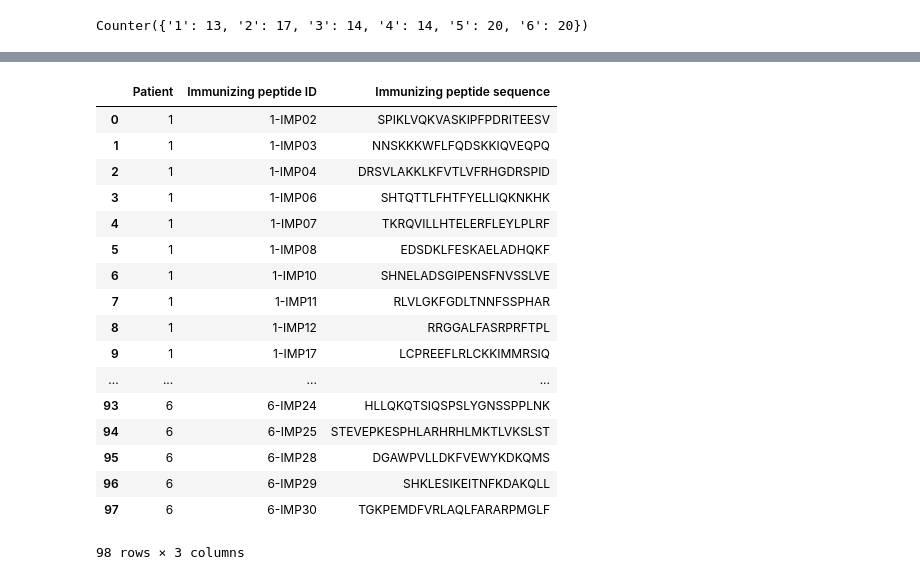
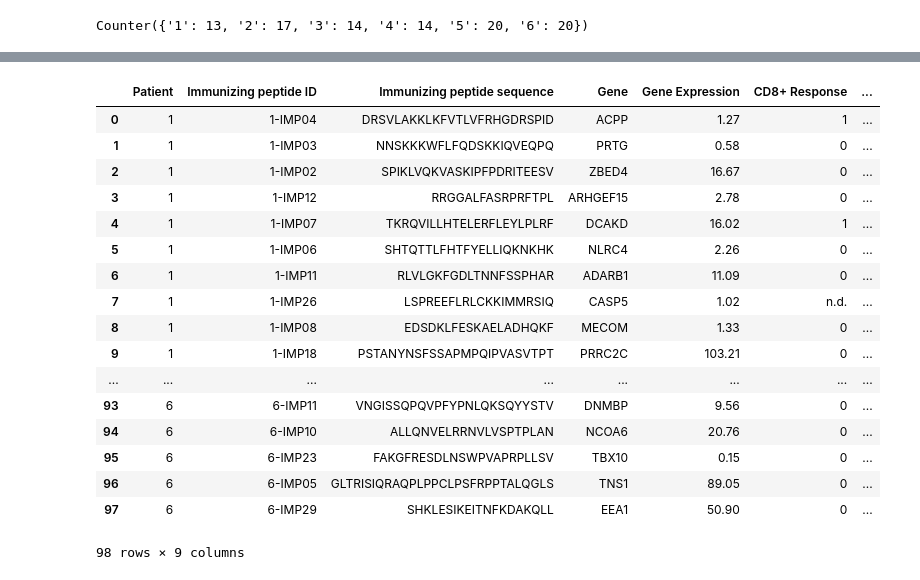
Before and after one commit to openvax/ott-wu-2017-data, a Jupyter notebook: Collect immunizing peptides from Supp 4.ipynb, the cells around one changed output, grey strips where cells are left out. Drawn from its saved outputs; the diff is of its cells as text; code cells hidden in the pictures.

Commit message:
combined full peptide T-cell responses with peptide sequences

```diff
--- a/Collect immunizing peptides from Supp 4.ipynb
+++ b/Collect immunizing peptides from Supp 4.ipynb
@@ -27,0 +101,3 @@ df_counts = pd.read_csv("Supplemental information 3.csv")
+# %%
+df_immunizing_peptides = pd.read_csv("immunizing-peptides.csv");
+df_immunizing_peptides
@@ -59,21 +147,27 @@ with open("immunizing-peptides.csv", "w") as f:
-# %%
-pd.read_csv("immunizing-peptides.csv")
-# %% [output]
-|  | Patient | Immunizing peptide ID | Immunizing peptide sequence |
-| 0 | 1 | 1-IMP02 | SPIKLVQKVASKIPFPDRITEESV |
-| 1 | 1 | 1-IMP03 | NNSKKKWFLFQDSKKIQVEQPQ |
-| 2 | 1 | 1-IMP04 | DRSVLAKKLKFVTLVFRHGDRSPID |
-| 3 | 1 | 1-IMP06 | SHTQTTLFHTFYELLIQKNKHK |
-| 4 | 1 | 1-IMP07 | TKRQVILLHTELERFLEYLPLRF |
-| 5 | 1 | 1-IMP08 | EDSDKLFESKAELADHQKF |
-| 6 | 1 | 1-IMP10 | SHNELADSGIPENSFNVSSLVE |
-| 7 | 1 | 1-IMP11 | RLVLGKFGDLTNNFSSPHAR |
-| 8 | 1 | 1-IMP12 | RRGGALFASRPRFTPL |
-| 9 | 1 | 1-IMP17 | LCPREEFLRLCKKIMMRSIQ |
-| ... | ... | ... | ... |
-| 93 | 6 | 6-IMP24 | HLLQKQTSIQSPSLYGNSSPPLNK |
-| 94 | 6 | 6-IMP25 | STEVEPKESPHLARHRHLMKTLVKSLST |
-| 95 | 6 | 6-IMP28 | DGAWPVLLDKFVEWYKDKQMS |
-| 96 | 6 | 6-IMP29 | SHKLESIKEITNFKDAKQLL |
-| 97 | 6 | 6-IMP30 | TGKPEMDFVRLAQLFARARPMGLF |
-98 rows × 3 columns
+# %%
+df_tcell = pd.read_csv("Extended Data Figure 5 - T cell responses.csv")
+# %%
+df_tcell["Peptide ID"] = df_tcell["Patient ID"].astype(str) + "-" + df_tcell["Peptide ID"].astype(str)
+# %%
+merged = pd.merge(df_immunizing_peptides, df_tcell, how="outer", left_on="Immunizing peptide ID", right_on="Peptide ID")
+# %%
+merged.drop(columns=["Gene_y", "Patient ID", "Peptide ID"]).rename(columns={"Gene_x":"Gene"})
+# %% [output]
+|  | Patient | Immunizing peptide ID | Immunizing peptide sequence | Gene | Gene Expression | CD8+ Response | ... |
+| 0 | 1 | 1-IMP04 | DRSVLAKKLKFVTLVFRHGDRSPID | ACPP | 1.27 | 1 | ... |
+| 1 | 1 | 1-IMP03 | NNSKKKWFLFQDSKKIQVEQPQ | PRTG | 0.58 | 0 | ... |
+| 2 | 1 | 1-IMP02 | SPIKLVQKVASKIPFPDRITEESV | ZBED4 | 16.67 | 0 | ... |
+| 3 | 1 | 1-IMP12 | RRGGALFASRPRFTPL | ARHGEF15 | 2.78 | 0 | ... |
+| 4 | 1 | 1-IMP07 | TKRQVILLHTELERFLEYLPLRF | DCAKD | 16.02 | 1 | ... |
+| 5 | 1 | 1-IMP06 | SHTQTTLFHTFYELLIQKNKHK | NLRC4 | 2.26 | 0 | ... |
+| 6 | 1 | 1-IMP11 | RLVLGKFGDLTNNFSSPHAR | ADARB1 | 11.09 | 0 | ... |
+| 7 | 1 | 1-IMP26 | LSPREEFLRLCKKIMMRSIQ | CASP5 | 1.02 | n.d. | ... |
+| 8 | 1 | 1-IMP08 | EDSDKLFESKAELADHQKF | MECOM | 1.33 | 0 | ... |
+| 9 | 1 | 1-IMP18 | PSTANYNSFSSAPMPQIPVASVTPT | PRRC2C | 103.21 | 0 | ... |
+| ... | ... | ... | ... | ... | ... | ... | ... |
+| 93 | 6 | 6-IMP11 | VNGISSQPQVPFYPNLQKSQYYSTV | DNMBP | 9.56 | 0 | ... |
+| 94 | 6 | 6-IMP10 | ALLQNVELRRNVLVSPTPLAN | NCOA6 | 20.76 | 0 | ... |
+| 95 | 6 | 6-IMP23 | FAKGFRESDLNSWPVAPRPLLSV | TBX10 | 0.15 | 0 | ... |
+| 96 | 6 | 6-IMP05 | GLTRISIQRAQPLPPCLPSFRPPTALQGLS | TNS1 | 89.05 | 0 | ... |
+| 97 | 6 | 6-IMP29 | SHKLESIKEITNFKDAKQLL | EEA1 | 50.90 | 0 | ... |
+98 rows × 9 columns
```
Also changed, not shown: parts of 7 cells of this notebook, 2 other files.
